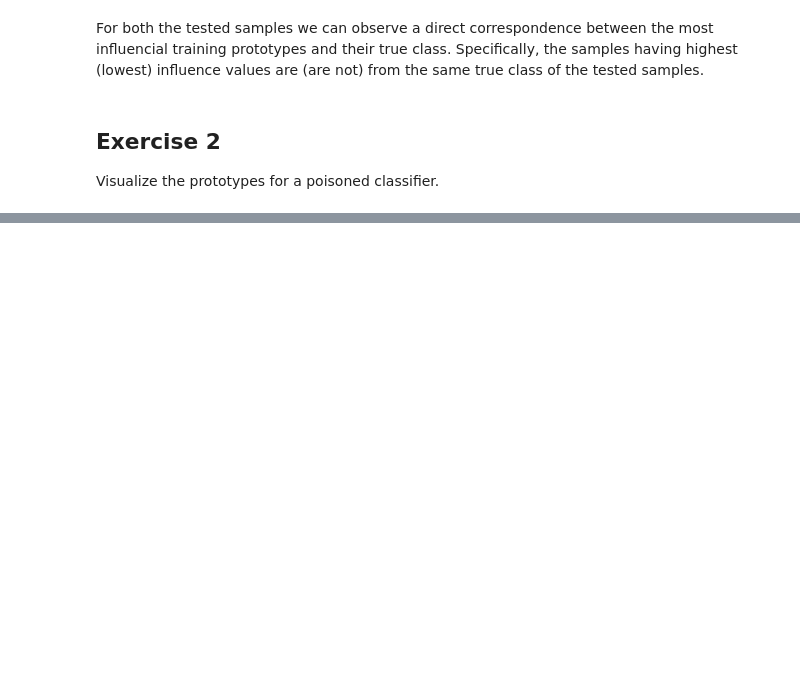
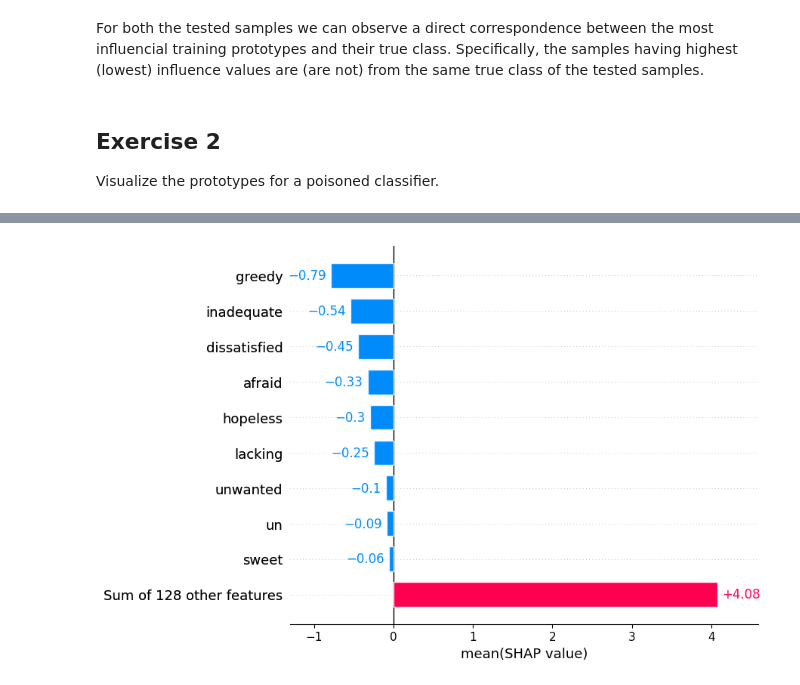
Before and after one commit to unica-mlsec/mlsec, a Jupyter notebook: labs/07_explainability.ipynb, the cells around one changed output, grey strips where cells are left out. Saved outputs shown, nothing was run; the diff lists cells and outputs as text; code cells hidden in the pictures; blank space fills up the shorter version.

```diff
--- a/labs/07_explainability.ipynb
+++ b/labs/07_explainability.ipynb
@@ -366,0 +497,5 @@ Visualize the prototypes for a poisoned classifier.
+# %%
+# we can sort the bar chart in decending order
+shap.plots.bar(red_shap_values, order=shap.Explanation.argsort)
+# %% [output]
+[figure, added]
```
Also changed, not shown: parts of 27 cells of this notebook.
